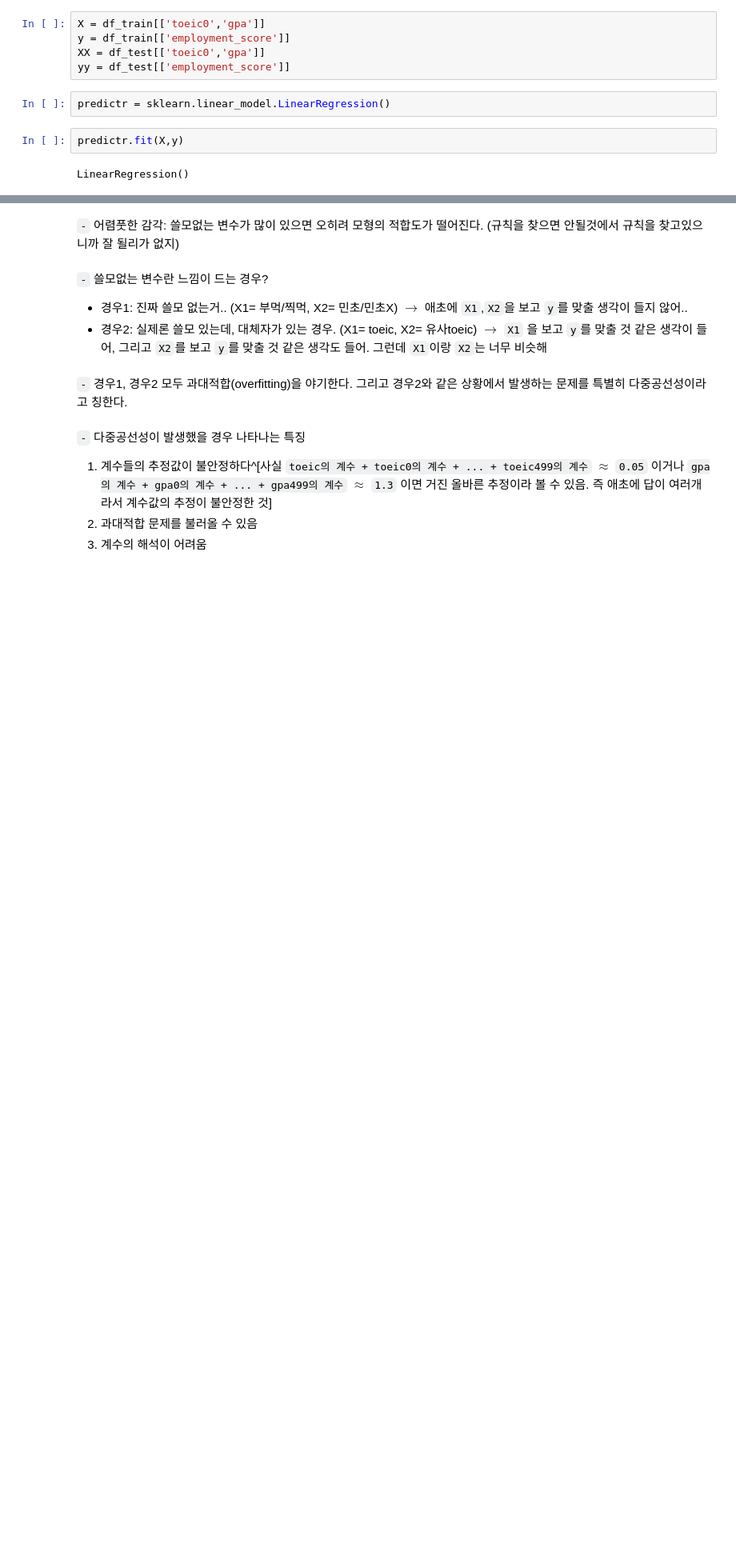
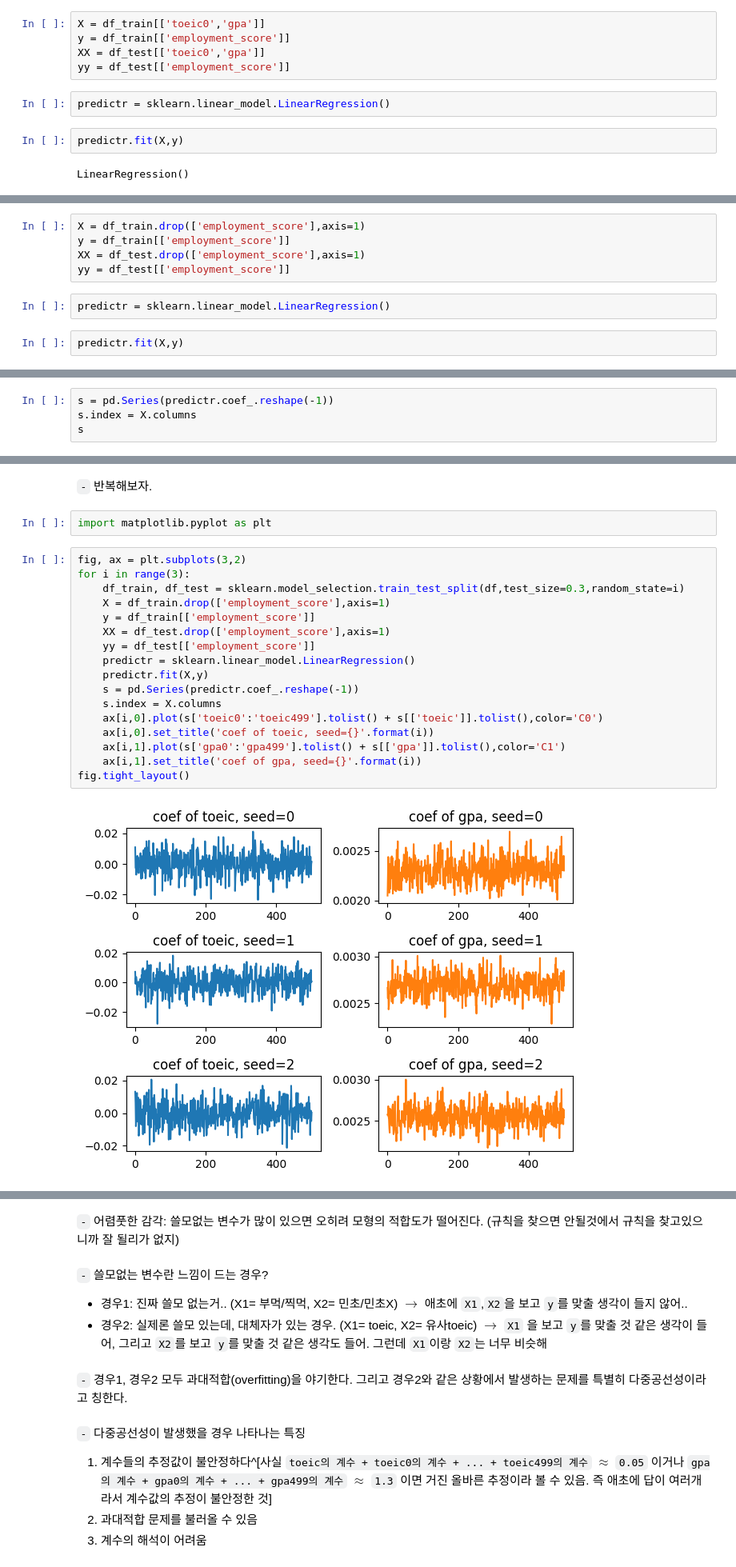
Before and after one commit to guebin/MP2023, a Jupyter notebook: posts/06wk-022.ipynb, the cells around one changed output, grey strips where cells are left out. Shown at 80% size. Drawn from its saved outputs; the diff is of its cells as text; blank space fills up the shorter version.

```diff
--- a/posts/06wk-022.ipynb
+++ b/posts/06wk-022.ipynb
@@ -139,0 +146,9 @@ predictr.score(XX,yy)
+# %%
+X = df_train.drop(['employment_score'],axis=1)
+y = df_train[['employment_score']]
+XX = df_test.drop(['employment_score'],axis=1)
+yy = df_test[['employment_score']]
+# %%
+predictr = sklearn.linear_model.LinearRegression()
+# %%
+predictr.fit(X,y)
@@ -139,0 +159,4 @@ predictr.score(XX,yy)
+# %%
+s = pd.Series(predictr.coef_.reshape(-1))
+s.index = X.columns
+s
@@ -140 +184,24 @@ predictr.score(XX,yy)
+# %% [markdown]
+`-` 반복해보자.
+# %%
+import matplotlib.pyplot as plt
+# %%
+fig, ax = plt.subplots(3,2)
+for i in range(3):
+    df_train, df_test = sklearn.model_selection.train_test_split(df,test_size=0.3,random_state=i)
+    X = df_train.drop(['employment_score'],axis=1)
+    y = df_train[['employment_score']]
+    XX = df_test.drop(['employment_score'],axis=1)
+    yy = df_test[['employment_score']]
+    predictr = sklearn.linear_model.LinearRegression()
+    predictr.fit(X,y)
+    s = pd.Series(predictr.coef_.reshape(-1))
+    s.index = X.columns
+    ax[i,0].plot(s['toeic0':'toeic499'].tolist() + s[['toeic']].tolist(),color='C0')
+    ax[i,0].set_title('coef of toeic, seed={}'.format(i))
+    ax[i,1].plot(s['gpa0':'gpa499'].tolist() + s[['gpa']].tolist(),color='C1')
+    ax[i,1].set_title('coef of gpa, seed={}'.format(i))
+fig.tight_layout()
+# %% [output]
+[figure, added]
 # %% [markdown]
```
Also changed, not shown: parts of 38 cells of this notebook, 2 other files.
